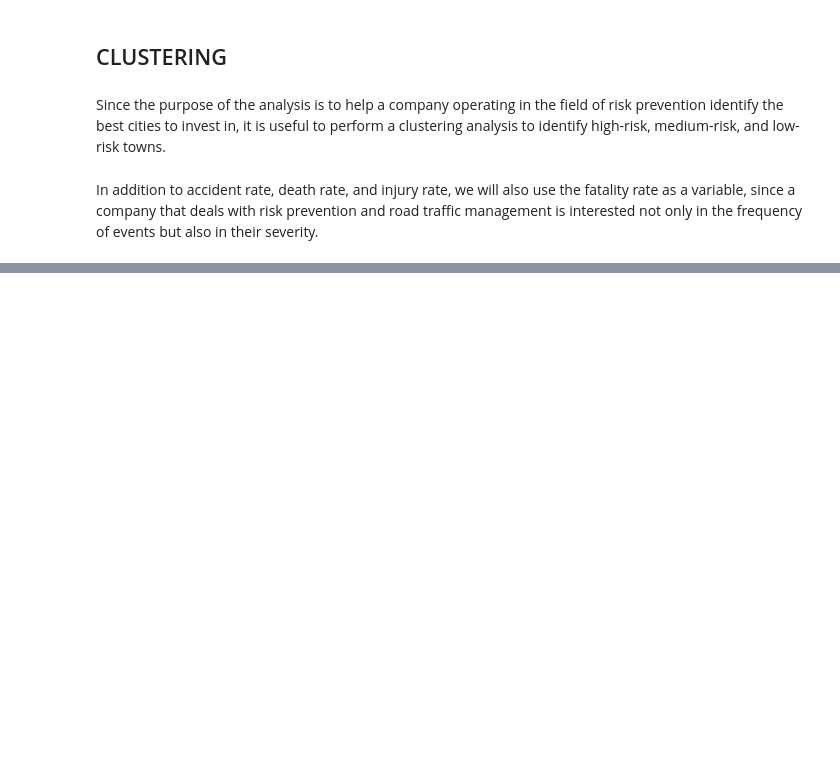
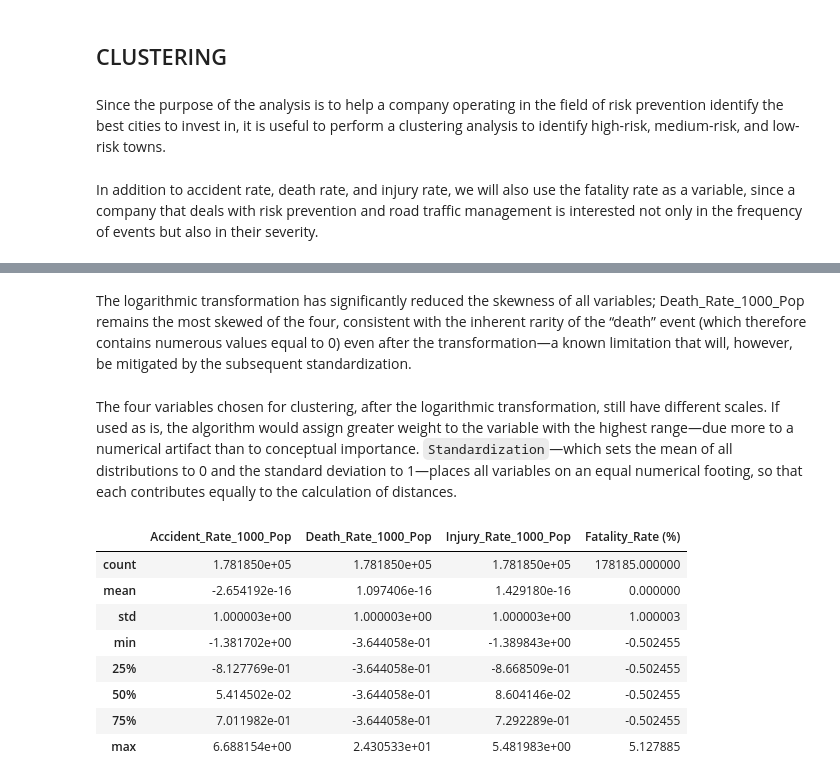
Before and after one commit to Aaronstriker/Final-Project-master-boolean-Data-Analytics, a Jupyter notebook: main_notebook.ipynb, the cells around one changed output, grey strips where cells are left out. Drawn from its saved outputs; the diff is of its cells as text; code cells hidden in the pictures; blank space fills up the shorter version.

```diff
--- a/main_notebook.ipynb
+++ b/main_notebook.ipynb
@@ -907,0 +934,4 @@ clustering_features['Fatality_Rate (%)'] = clustering_features['Fatality_Rate (%
+# %% [markdown]
+The logarithmic transformation has significantly reduced the skewness of all variables; Death_Rate_1000_Pop remains the most skewed of the four, consistent with the inherent rarity of the “death” event (which therefore contains numerous values equal to 0) even after the transformation—a known limitation that will, however, be mitigated by the subsequent standardization.
+# %% [markdown]
+The four variables chosen for clustering, after the logarithmic transformation, still have different scales. If used as is, the algorithm would assign greater weight to the variable with the highest range—due more to a numerical artifact than to conceptual importance. `Standardization`—which sets the mean of all distributions to 0 and the standard deviation to 1—places all variables on an equal numerical footing, so that each contributes equally to the calculation of distances.
@@ -907,0 +945,12 @@ clustering_features['Fatality_Rate (%)'] = clustering_features['Fatality_Rate (%
+# %%
+clustering_features_scaled_df.describe()
+# %% [output]
+|  | Accident_Rate_1000_Pop | Death_Rate_1000_Pop | Injury_Rate_1000_Pop | Fatality_Rate (%) |
+| count | 1.781850e+05 | 1.781850e+05 | 1.781850e+05 | 178185.000000 |
+| mean | -2.654192e-16 | 1.097406e-16 | 1.429180e-16 | 0.000000 |
+| std | 1.000003e+00 | 1.000003e+00 | 1.000003e+00 | 1.000003 |
+| min | -1.381702e+00 | -3.644058e-01 | -1.389843e+00 | -0.502455 |
+| 25% | -8.127769e-01 | -3.644058e-01 | -8.668509e-01 | -0.502455 |
+| 50% | 5.414502e-02 | -3.644058e-01 | 8.604146e-02 | -0.502455 |
+| 75% | 7.011982e-01 | -3.644058e-01 | 7.292289e-01 | -0.502455 |
+| max | 6.688154e+00 | 2.430533e+01 | 5.481983e+00 | 5.127885 |
```
Also changed, not shown: parts of 24 cells of this notebook, 1 other file.
